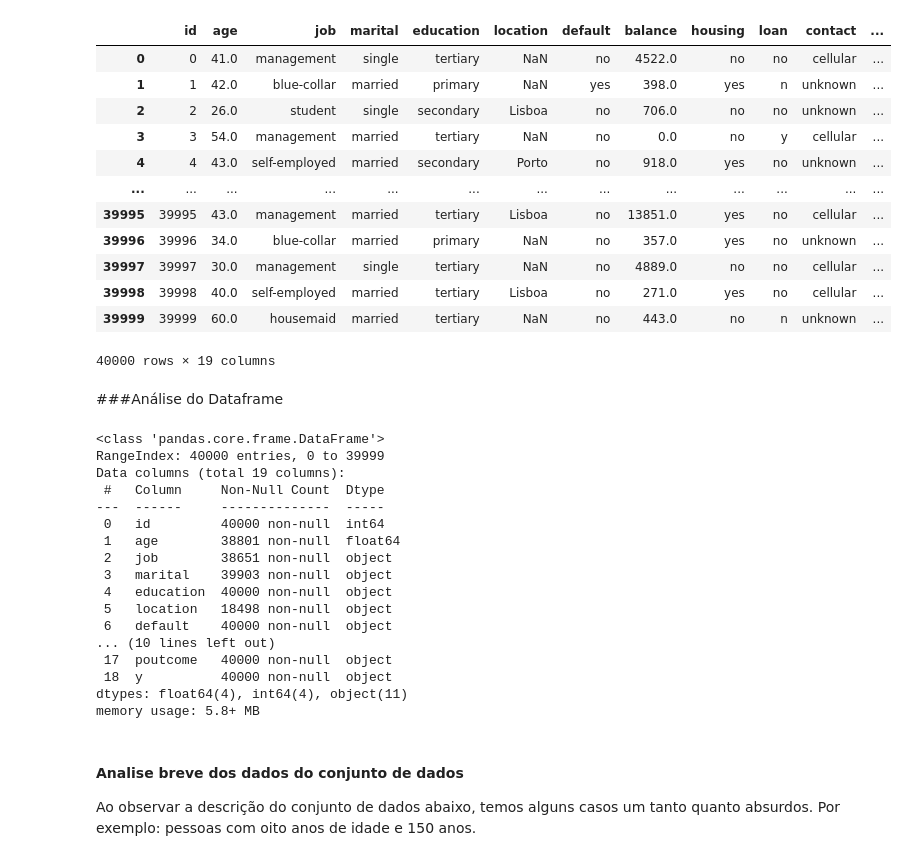
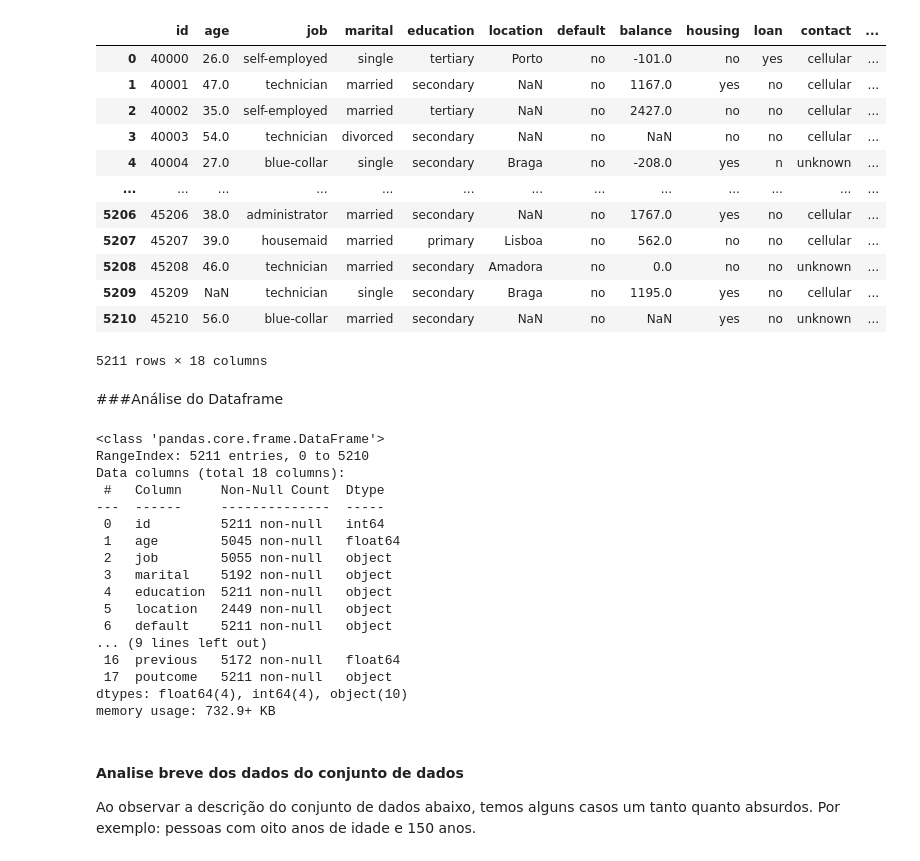
Before and after one commit to ArthurWDamasi0/ProjetoFinalTA, a Jupyter notebook: Analise_TA_df_teste (consulta).ipynb, the cells around one changed output. Cells and saved outputs as stored; diff of their text form; code cells hidden in the pictures.

```diff
--- a/Analise_TA_df_teste (consulta).ipynb
+++ b/Analise_TA_df_teste (consulta).ipynb
@@ -5,22 +5,22 @@ import seaborn as sns
 import matplotlib.pyplot as plt
 import math
 # %%
-df = pd.read_csv("raw_data/bank_train.csv")
+df = pd.read_csv("raw_data/bank_test.csv")
 display(df)
 # %% [output]
 |  | id | age | job | marital | education | location | default | balance | housing | loan | contact | ... |
-| 0 | 0 | 41.0 | management | single | tertiary | NaN | no | 4522.0 | no | no | cellular | ... |
-| 1 | 1 | 42.0 | blue-collar | married | primary | NaN | yes | 398.0 | yes | n | unknown | ... |
-| 2 | 2 | 26.0 | student | single | secondary | Lisboa | no | 706.0 | no | no | unknown | ... |
-| 3 | 3 | 54.0 | management | married | tertiary | NaN | no | 0.0 | no | y | cellular | ... |
-| 4 | 4 | 43.0 | self-employed | married | secondary | Porto | no | 918.0 | yes | no | unknown | ... |
+| 0 | 40000 | 26.0 | self-employed | single | tertiary | Porto | no | -101.0 | no | yes | cellular | ... |
+| 1 | 40001 | 47.0 | technician | married | secondary | NaN | no | 1167.0 | yes | no | cellular | ... |
+| 2 | 40002 | 35.0 | self-employed | married | tertiary | NaN | no | 2427.0 | no | no | cellular | ... |
+| 3 | 40003 | 54.0 | technician | divorced | secondary | NaN | no | NaN | no | no | cellular | ... |
+| 4 | 40004 | 27.0 | blue-collar | single | secondary | Braga | no | -208.0 | yes | n | unknown | ... |
 | ... | ... | ... | ... | ... | ... | ... | ... | ... | ... | ... | ... | ... |
-| 39995 | 39995 | 43.0 | management | married | tertiary | Lisboa | no | 13851.0 | yes | no | cellular | ... |
-| 39996 | 39996 | 34.0 | blue-collar | married | primary | NaN | no | 357.0 | yes | no | unknown | ... |
-| 39997 | 39997 | 30.0 | management | single | tertiary | NaN | no | 4889.0 | no | no | cellular | ... |
-| 39998 | 39998 | 40.0 | self-employed | married | tertiary | Lisboa | no | 271.0 | yes | no | cellular | ... |
-| 39999 | 39999 | 60.0 | housemaid | married | tertiary | NaN | no | 443.0 | no | n | unknown | ... |
+| 5206 | 45206 | 38.0 | administrator | married | secondary | NaN | no | 1767.0 | yes | no | cellular | ... |
+| 5207 | 45207 | 39.0 | housemaid | married | primary | Lisboa | no | 562.0 | no | no | cellular | ... |
+| 5208 | 45208 | 46.0 | technician | married | secondary | Amadora | no | 0.0 | no | no | unknown | ... |
+| 5209 | 45209 | NaN | technician | single | secondary | Braga | no | 1195.0 | yes | no | cellular | ... |
+| 5210 | 45210 | 56.0 | blue-collar | married | secondary | NaN | no | NaN | yes | no | unknown | ... |
-40000 rows × 19 columns
+5211 rows × 18 columns
 # %% [markdown]
 ###Análise do Dataframe
 # %%
@@ -47,22 +47,22 @@ df.info()
 #poutcome->falta: unknowns, get_dummies()
 # %% [output]
 <class 'pandas.core.frame.DataFrame'>
-RangeIndex: 40000 entries, 0 to 39999
-Data columns (total 19 columns):
+RangeIndex: 5211 entries, 0 to 5210
+Data columns (total 18 columns):
  #   Column     Non-Null Count  Dtype
 ---  ------     --------------  -----
- 0   id         40000 non-null  int64
- 1   age        38801 non-null  float64
- 2   job        38651 non-null  object
- 3   marital    39903 non-null  object
- 4   education  40000 non-null  object
- 5   location   18498 non-null  object
- 6   default    40000 non-null  object
-... (10 lines left out)
- 17  poutcome   40000 non-null  object
- 18  y          40000 non-null  object
-dtypes: float64(4), int64(4), object(11)
-memory usage: 5.8+ MB
+ 0   id         5211 non-null   int64
+ 1   age        5045 non-null   float64
+ 2   job        5055 non-null   object
+ 3   marital    5192 non-null   object
+ 4   education  5211 non-null   object
+ 5   location   2449 non-null   object
+ 6   default    5211 non-null   object
+... (9 lines left out)
+ 16  previous   5172 non-null   float64
+ 17  poutcome   5211 non-null   object
+dtypes: float64(4), int64(4), object(10)
+memory usage: 732.9+ KB
 # %% [markdown]
 <h4>Analise breve dos dados do conjunto de dados</h4>
 <p>Ao observar a descrição do conjunto de dados abaixo, temos alguns casos um tanto quanto absurdos. Por exemplo: pessoas com oito anos de idade e 150 anos.</p>
```
Also changed, not shown: parts of 7 cells of this notebook, 2 other files.
